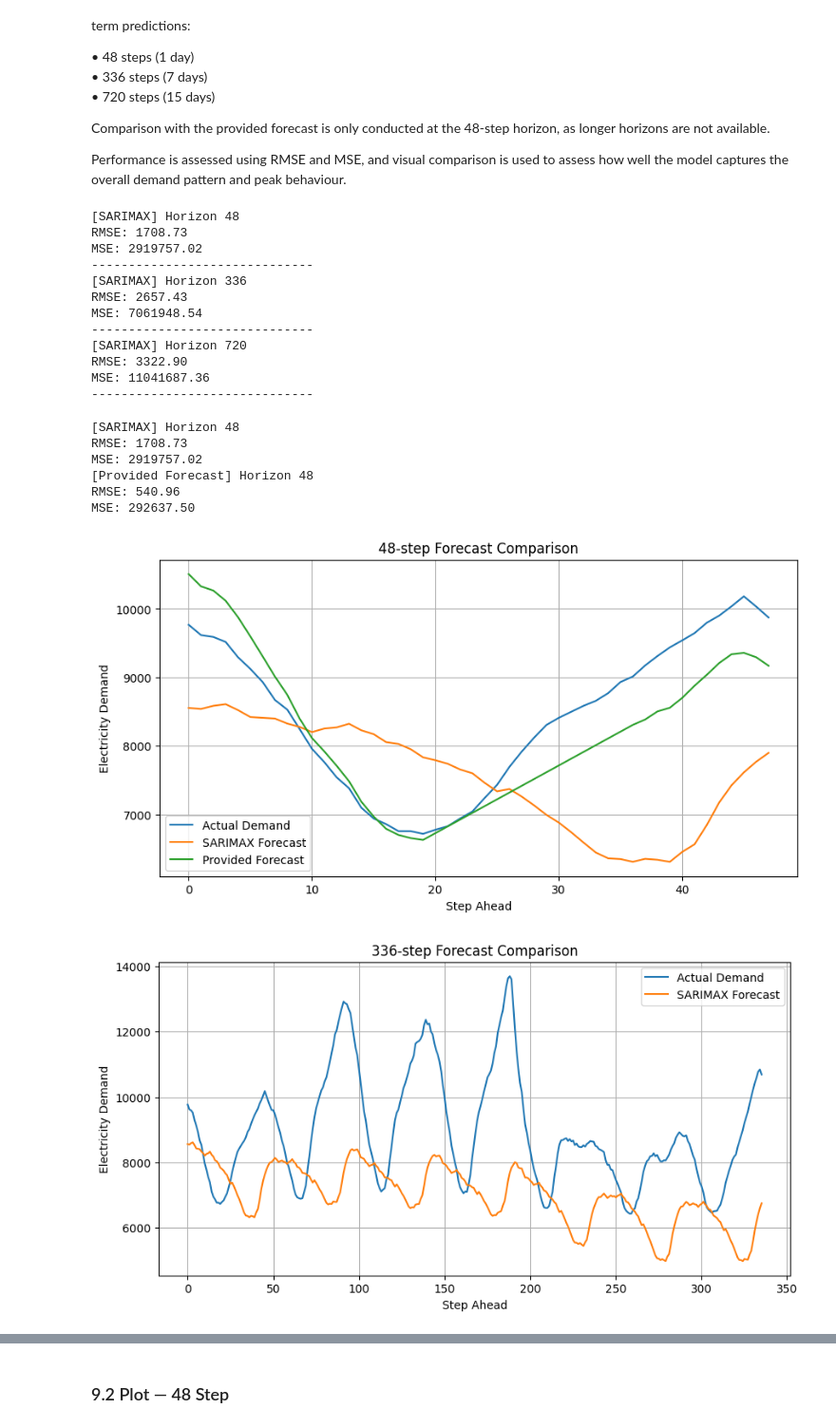
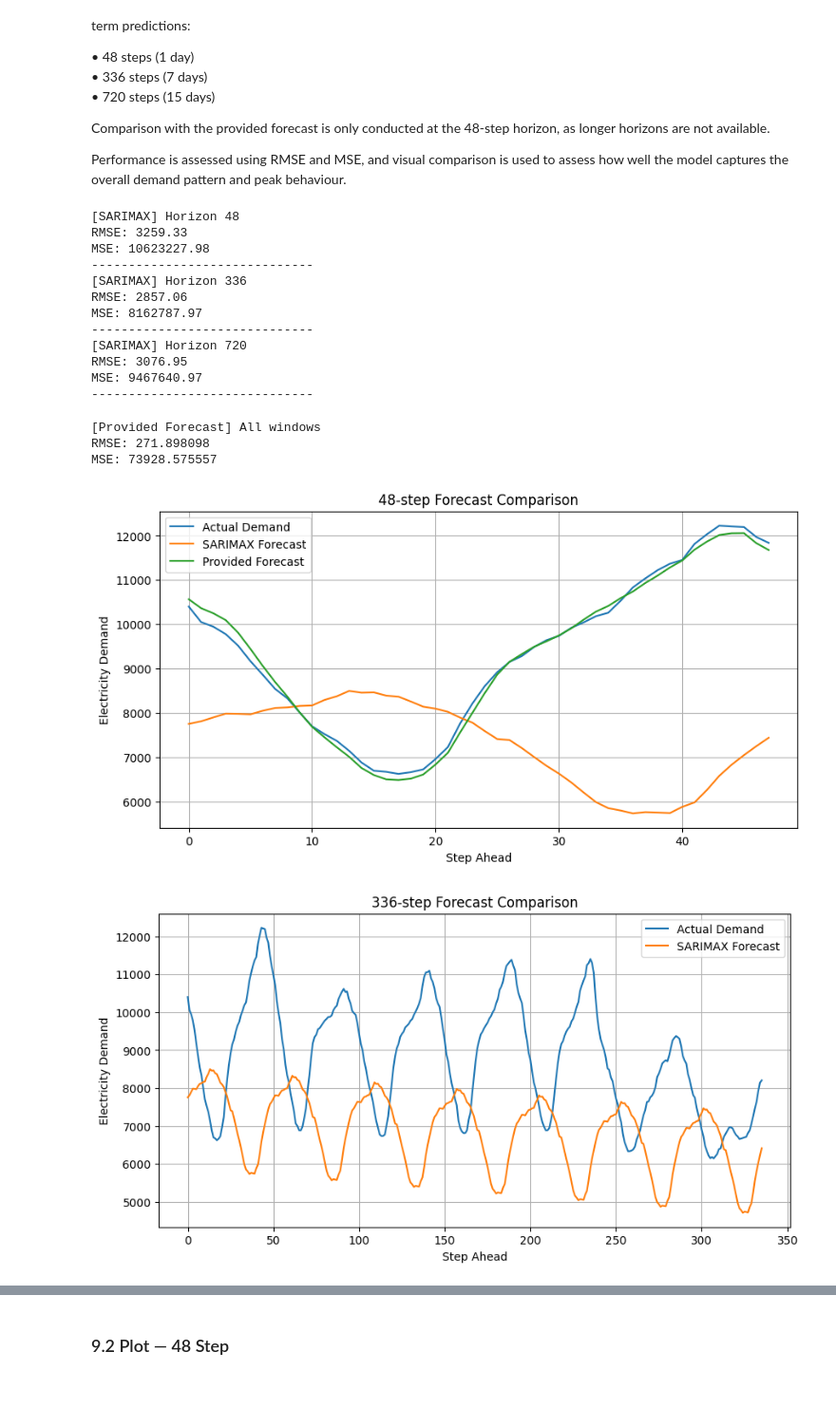
Before and after one commit to laukamkit/capstone_project_GroupA, a Jupyter notebook: src/01_Model_SARIMAX.ipynb, the cells around one changed output, grey strips where cells are left out. Shown at 95% size. Saved outputs shown, nothing was run; the diff lists cells and outputs as text; code cells hidden in the pictures; blank space fills up the shorter version.

Commit message:
SARIMAX and Gradient Boost Update

```diff
--- a/src/01_Model_SARIMAX.ipynb
+++ b/src/01_Model_SARIMAX.ipynb
@@ -238,9 +260,12 @@ Performance is assessed using RMSE and MSE, and visual comparison is used to ass
 SARIMAX_results = {}
 
 for h in horizons:
-    y_actual, y_pred, rmse, mse = run_forecast(
+    y_actual, y_pred = run_forecast(
         results_SARIMAX, X_test, y_test, window_start, h
     )
+
+    rmse = np.sqrt(mean_squared_error(y_actual, y_pred))
+    mse = mean_squared_error(y_actual, y_pred)
 
     SARIMAX_results[h] = (y_actual, y_pred, rmse, mse)
 
@@ -250,56 +275,68 @@ for h in horizons:
     print("-" * 30)
 # %% [output]
 [SARIMAX] Horizon 48
-RMSE: 1708.73
-MSE: 2919757.02
+RMSE: 3259.33
+MSE: 10623227.98
 ------------------------------
 [SARIMAX] Horizon 336
-RMSE: 2657.43
-MSE: 7061948.54
+RMSE: 2857.06
+MSE: 8162787.97
 ------------------------------
 [SARIMAX] Horizon 720
-RMSE: 3322.90
-MSE: 11041687.36
+RMSE: 3076.95
+MSE: 9467640.97
 ------------------------------
 # %%
-h = 48
+horizon = 48
+n_windows = len(test) - horizon + 1
 
-y_actual, y_pred, rmse_sarimax, mse_sarimax = SARIMAX_results[h]
-provided = X_test.iloc[window_start:window_start + h]['FORECASTDEMAND']
+actual_all_list = []
+provided_all_list = []
 
-rmse_provided = np.sqrt(mean_squared_error(y_actual, provided))
-mse_provided = mean_squared_error(y_actual, provided)
+for start in range(n_windows):
+    # actual demand for this 48-step window
+    actual_seq = test.iloc[start:start + horizon]['TOTALDEMAND'].values
 
-print(f"[SARIMAX] Horizon {h}")
-print(f"RMSE: {rmse_sarimax:.2f}")
-print(f"MSE: {mse_sarimax:.2f}")
+    # provided forecast using Kam-style diagonal extraction
+    window_df = test.iloc[start:start + horizon].copy()
+    provided_seq = np.array([
+        window_df.iloc[i][f'P{i+1:02d}'] for i in range(horizon)
+    ], dtype=np.float32)
 
-print(f"[Provided Forecast] Horizon {h}")
-print(f"RMSE: {rmse_provided:.2f}")
-print(f"MSE: {mse_provided:.2f}")
+    actual_all_list.append(actual_seq)
+    provided_all_list.append(provided_seq)
+
+# flatten all windows
+actual_all = np.concatenate(actual_all_list)
+provided_all = np.concatenate(provided_all_list)
+
+# all-window metrics for provided forecast only
+rmse_provided_all = np.sqrt(mean_squared_error(actual_all, provided_all))
+mse_provided_all = mean_squared_error(actual_all, provided_all)
+
+print("[Provided Forecast] All windows")
+print(f"RMSE: {rmse_provided_all:.6f}")
+print(f"MSE: {mse_provided_all:.6f}")
 # %% [output]
-[SARIMAX] Horizon 48
-RMSE: 1708.73
-MSE: 2919757.02
-[Provided Forecast] Horizon 48
-RMSE: 540.96
-MSE: 292637.50
+[Provided Forecast] All windows
+RMSE: 271.898098
+MSE: 73928.575557
 # %%
 for h in horizons:
     y_actual, y_pred, rmse, mse = SARIMAX_results[h]
 
     if h == 48:
-        provided = X_test.iloc[window_start:window_start + h]['FORECASTDEMAND']
+        provided = extract_provided_forecast_diagonal(test, window_start, h)
     else:
         provided = None
 
     plot_forecast(
         y_actual,
         y_pred,
         provided,
         h,
         'SARIMAX Forecast'
     )
 # %% [output]
-[figure, old version]
+[figure, new version]
-[figure, old version]
+[figure, new version]
```
Also changed, not shown: parts of 24 cells of this notebook, 1 other file.
